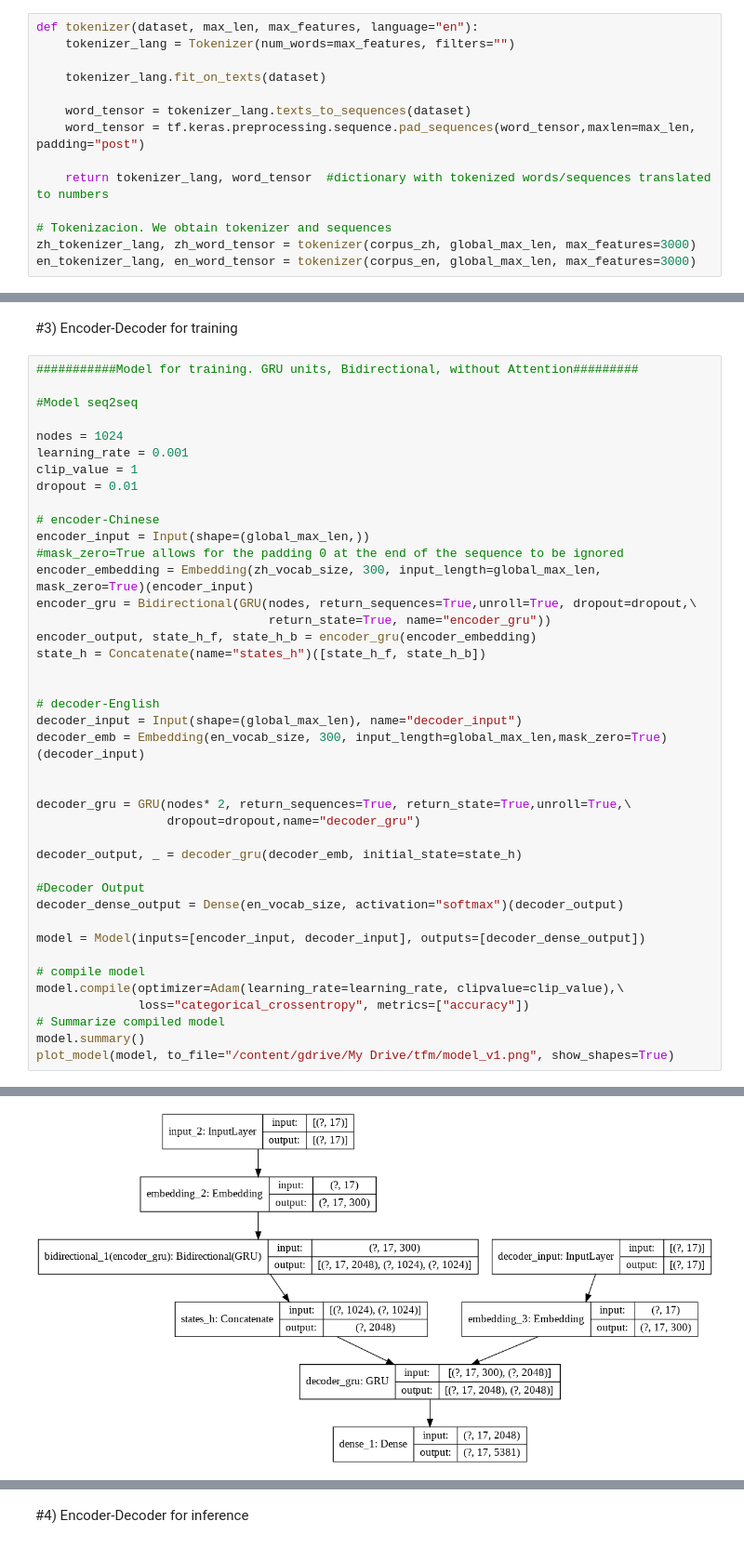
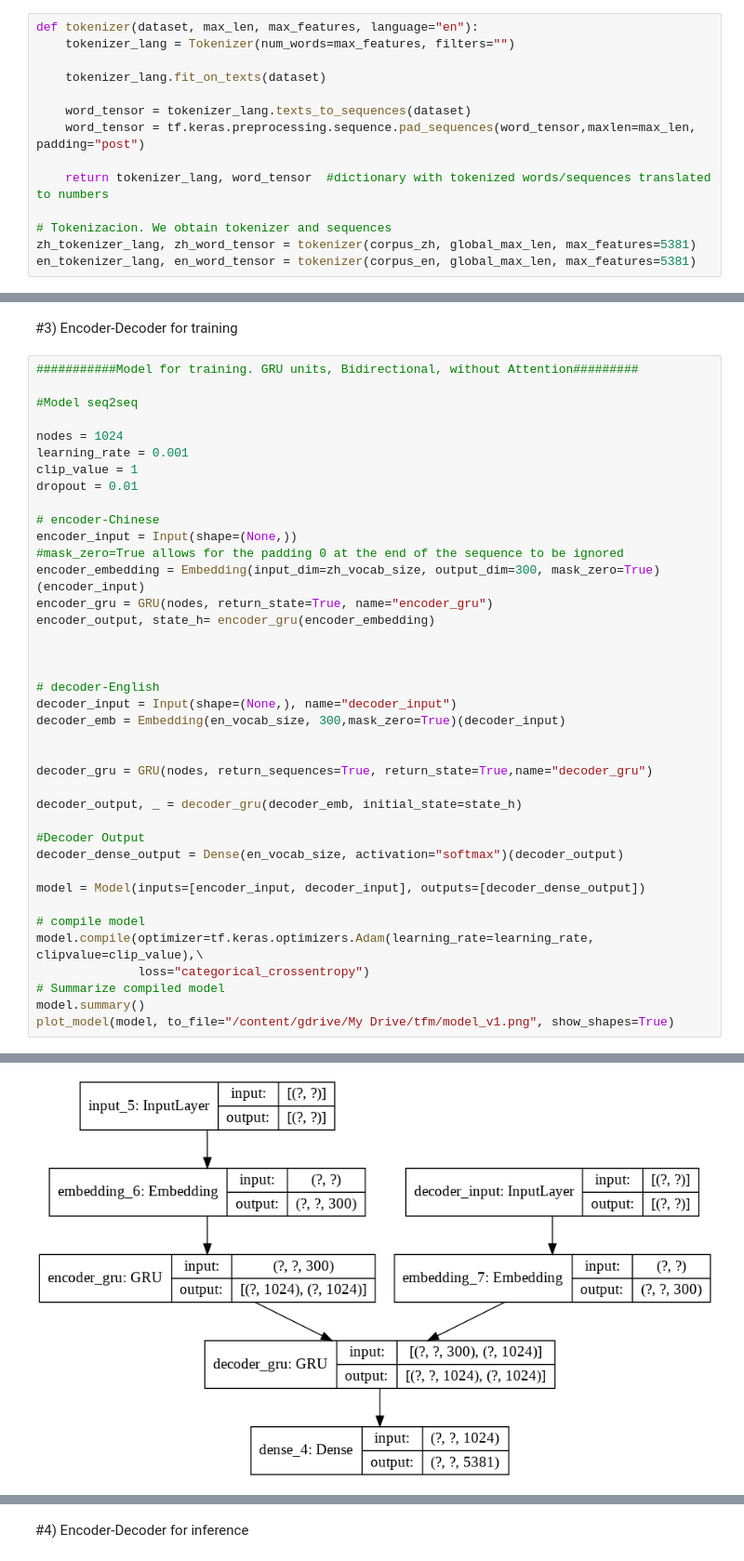
Before and after one commit to IpastorSan/seq2seq-with-attention-OCR-translation, a Jupyter notebook: model/vanilla_seq2seq/vanilla_seq2seq_notebook.ipynb, the cells around one changed output, grey strips where cells are left out. Shown at 93% size. Cells and saved outputs as stored; diff of their text form.

```diff
--- a/model/vanilla_seq2seq/vanilla_seq2seq_notebook.ipynb
+++ b/model/vanilla_seq2seq/vanilla_seq2seq_notebook.ipynb
@@ -66,8 +66,8 @@ def tokenizer(dataset, max_len, max_features, language="en"):
     return tokenizer_lang, word_tensor  #dictionary with tokenized words/sequences translated to numbers
 
 # Tokenizacion. We obtain tokenizer and sequences
-zh_tokenizer_lang, zh_word_tensor = tokenizer(corpus_zh, global_max_len, max_features=3000)
-en_tokenizer_lang, en_word_tensor = tokenizer(corpus_en, global_max_len, max_features=3000)
+zh_tokenizer_lang, zh_word_tensor = tokenizer(corpus_zh, global_max_len, max_features=5381)
+en_tokenizer_lang, en_word_tensor = tokenizer(corpus_en, global_max_len, max_features=5381)
 # %%
 # Length of each set of vocabulary
 zh_vocab_size = len(zh_tokenizer_lang.word_index)
@@ -166,22 +253,20 @@ clip_value = 1
 dropout = 0.01
 
 # encoder-Chinese
-encoder_input = Input(shape=(global_max_len,))
+encoder_input = Input(shape=(None,))
 #mask_zero=True allows for the padding 0 at the end of the sequence to be ignored
-encoder_embedding = Embedding(zh_vocab_size, 300, input_length=global_max_len, mask_zero=True)(encoder_input)
-encoder_gru = Bidirectional(GRU(nodes, return_sequences=True,unroll=True, dropout=dropout,\
-                                return_state=True, name="encoder_gru"))
-encoder_output, state_h_f, state_h_b = encoder_gru(encoder_embedding)
-state_h = Concatenate(name="states_h")([state_h_f, state_h_b])
+encoder_embedding = Embedding(input_dim=zh_vocab_size, output_dim=300, mask_zero=True)(encoder_input)
+encoder_gru = GRU(nodes, return_state=True, name="encoder_gru")
+encoder_output, state_h= encoder_gru(encoder_embedding)
+
 
 
 # decoder-English
-decoder_input = Input(shape=(global_max_len), name="decoder_input")
-decoder_emb = Embedding(en_vocab_size, 300, input_length=global_max_len,mask_zero=True)(decoder_input)
+decoder_input = Input(shape=(None,), name="decoder_input")
+decoder_emb = Embedding(en_vocab_size, 300,mask_zero=True)(decoder_input)
 
 
-decoder_gru = GRU(nodes* 2, return_sequences=True, return_state=True,unroll=True,\
-                  dropout=dropout,name="decoder_gru")
+decoder_gru = GRU(nodes, return_sequences=True, return_state=True,name="decoder_gru")
 
 decoder_output, _ = decoder_gru(decoder_emb, initial_state=state_h)
 
@@ -191,8 +276,8 @@ decoder_dense_output = Dense(en_vocab_size, activation="softmax")(decoder_output
 model = Model(inputs=[encoder_input, decoder_input], outputs=[decoder_dense_output])
 
 # compile model
-model.compile(optimizer=Adam(learning_rate=learning_rate, clipvalue=clip_value),\
-              loss="categorical_crossentropy", metrics=["accuracy"])
+model.compile(optimizer=tf.keras.optimizers.Adam(learning_rate=learning_rate, clipvalue=clip_value),\
+              loss="categorical_crossentropy")
 # Summarize compiled model
 model.summary()
 plot_model(model, to_file="/content/gdrive/My Drive/tfm/model_v1.png", show_shapes=True)
@@ -215,5 +300,5 @@ Trainable params: 38,393,913
 Non-trainable params: 0
 __________________________________________________________________________________________________
-[figure, old version]
+[figure, new version]
 # %%
 # fit model
```
Also changed, not shown: parts of 20 cells of this notebook.
